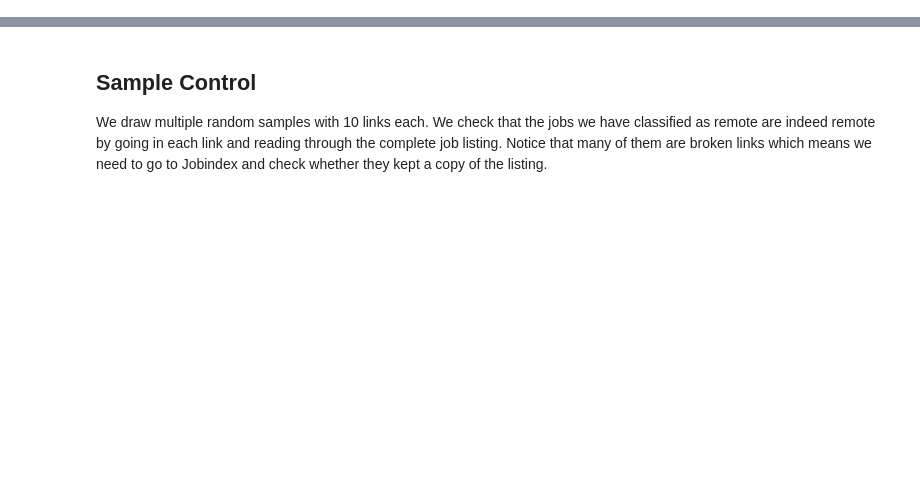
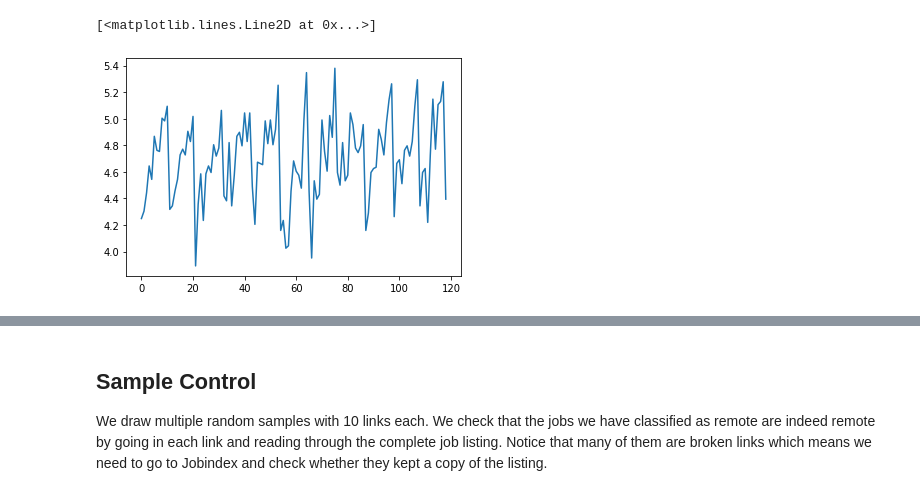
Before and after one commit to lisbethwaagstein/Modules, a Jupyter notebook: Description_snippet.ipynb, the cells around one changed output, grey strips where cells are left out. Saved outputs shown, nothing was run; the diff lists cells and outputs as text; code cells hidden in the pictures; blank space fills up the shorter version.

```diff
--- a/Description_snippet.ipynb
+++ b/Description_snippet.ipynb
@@ -14,0 +140,35 @@ df = final_data.copy()
+# %%
+from statsmodels.tsa.stattools import adfuller
+from matplotlib import pyplot as plt
+
+def test_stationarity(timeseries):
+
+    #Determing rolling statistics
+    rolmean = pd.Series(timeseries).rolling(window=12).mean()
+    rolstd = pd.Series(timeseries).rolling(window=12).std()
+#Plot rolling statistics:
+    plt.plot(timeseries, color='blue',label='Original')
+    plt.plot(rolmean, color='red', label='Rolling Mean')
+    plt.plot(rolstd, color='black', label = 'Rolling Std')
+    plt.legend(loc='best')
+    plt.title('Rolling Mean & Standard Deviation')
+    plt.show()
+    #Perform Dickey-Fuller test:
+    print ('Results of Dickey-Fuller Test:')
+    dftest = adfuller(timeseries, autolag='AIC')
+    dfoutput = pd.Series(dftest[0:4], index=['Test Statistic','p-value','#Lags Used','Number of Observations Used'])
+    for key,value in dftest[4].items():
+        dfoutput['Critical Value (%s)'%key] = value
+    print (dfoutput)
+
+# Turn dataframe into data series
+total_remote_date.index
+ts = total_remote_date['Remote Postings Published'].sort_index(ascending=True)[:119]
+# %%
+## TAKING LOGS
+
+ts_log = np.log(ts)
+plt.plot(ts_log)
+# %% [output]
+[<matplotlib.lines.Line2D at 0x...>]
+[figure, added]
```
Also changed, not shown: parts of 22 cells of this notebook, 2 other files.
